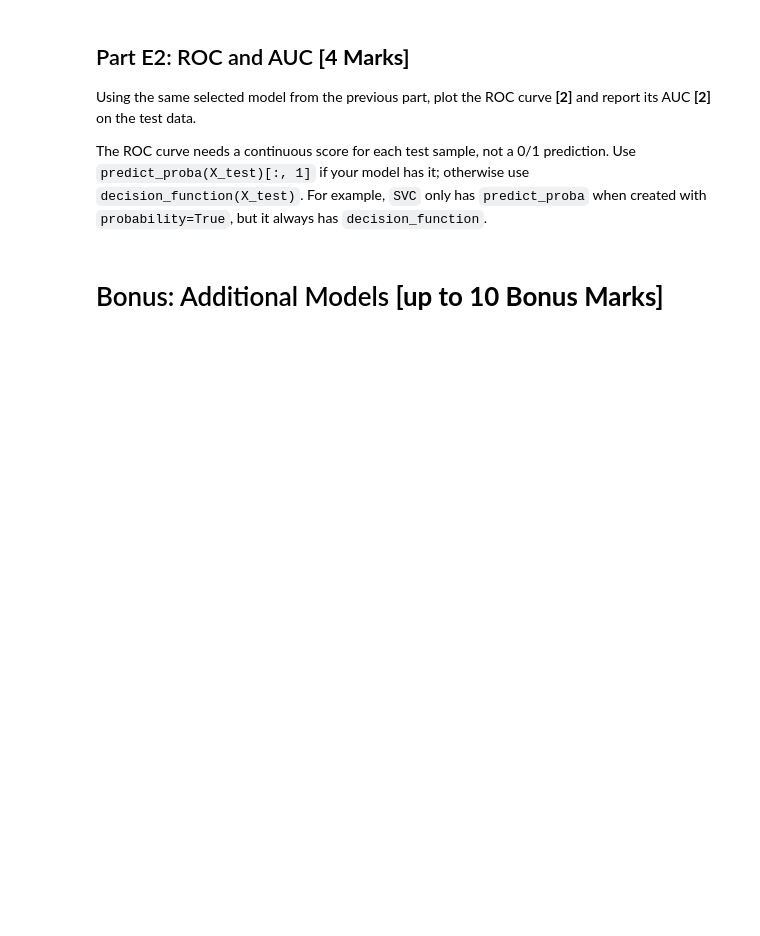
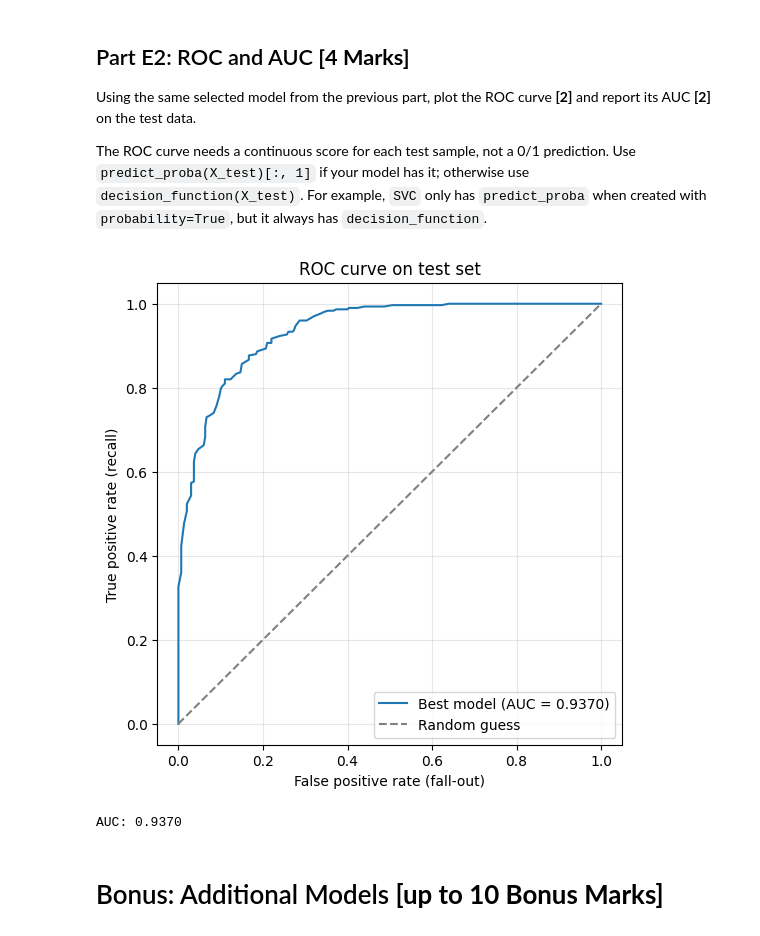
Before and after one commit to Rowan-gne/MIE370-Assignment-2, a Jupyter notebook: MIE370_A2 (1).ipynb, the cells around one changed output. Cells and saved outputs as stored; diff of their text form; code cells hidden in the pictures; blank space fills up the shorter version.

```diff
--- a/MIE370_A2 (1).ipynb
+++ b/MIE370_A2 (1).ipynb
@@ -787,3 +1066,35 @@ The ROC curve needs a continuous score for each test sample, not a 0/1 predictio
+# %%
+### YOUR CODE HERE ###
+
+def plot_roc(model, X, y, label="Model"):
+    """Plot the ROC curve for a fitted model and return its AUC."""
+
+
+    if hasattr(model, "predict_proba"):
+        scores = model.predict_proba(X)[:, 1]
+    else:
+        scores = model.decision_function(X)
+
+    fpr, tpr, _ = roc_curve(y, scores, pos_label=1)
+    auc = roc_auc_score(y, scores)
+
+    fig, ax = plt.subplots(figsize=(6, 6))
+    ax.plot(fpr, tpr, label=f"{label} (AUC = {auc:.4f})")
+    ax.plot([0, 1], [0, 1], linestyle="--", color="grey", label="Random guess")
+    ax.set_xlabel("False positive rate (fall-out)")
+    ax.set_ylabel("True positive rate (recall)")
+    ax.set_title("ROC curve on test set")
+    ax.legend(loc="lower right")
+    ax.grid(alpha=0.3)
+    plt.show()
+
+    return auc
+
+auc = plot_roc(rf_best, X_small_test_scaled, y_small_test, label="Best model")
+print(f"AUC: {auc:.4f}")
+# %% [output]
+[figure, added]
+AUC: 0.9370
 # %% [markdown]
 # Bonus: Additional Models **[up to 10 Bonus Marks]**
 # %% [markdown]
```
Also changed, not shown: parts of 23 cells of this notebook.
